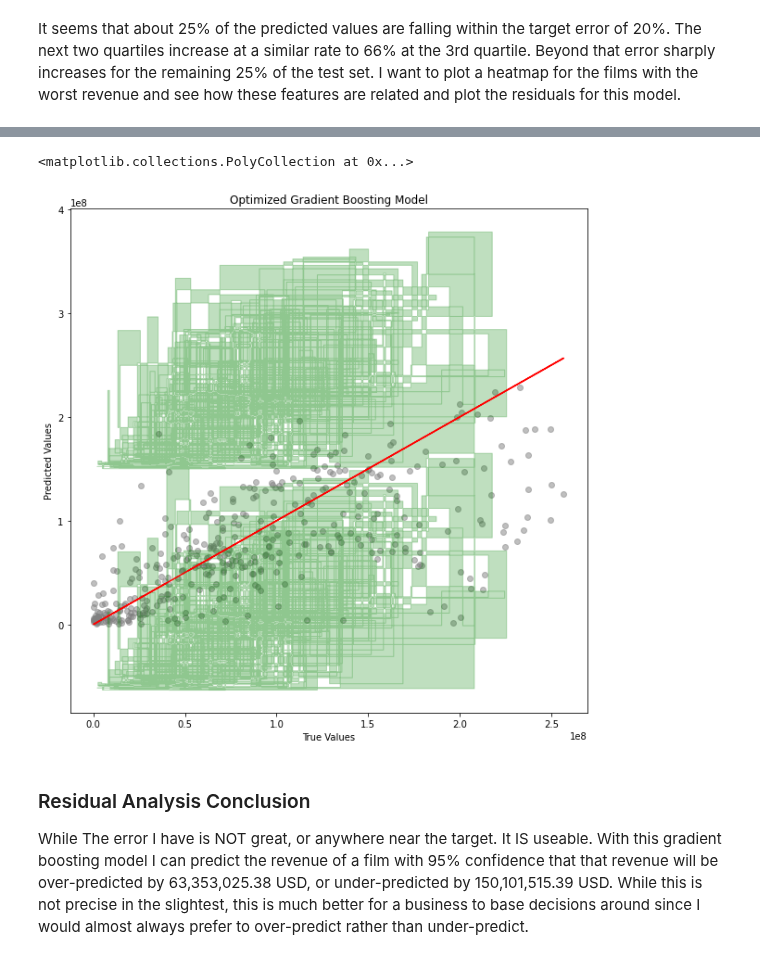
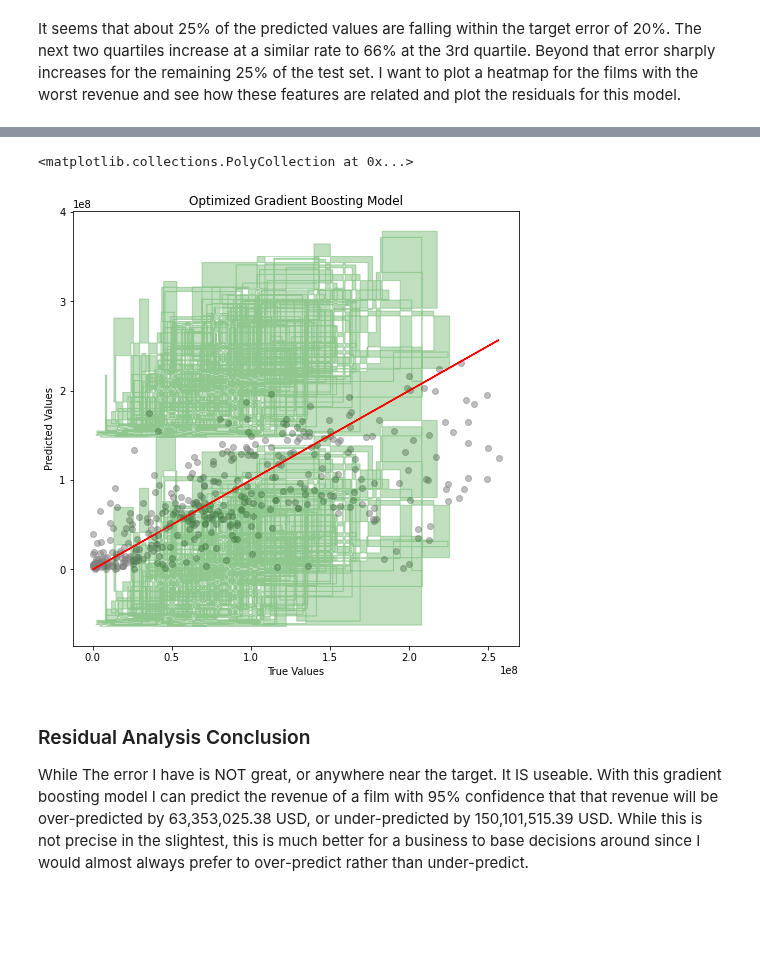
Before and after one commit to NickD-Dean/Springboard, a Jupyter notebook: Capstone Project 2/Code/05.2 - Modeling & Reducing Dimensionality-V2.0-log transform problem.ipynb, the cells around one changed output, grey strips where cells are left out. Cells and saved outputs as stored; diff of their text form; code cells hidden in the pictures; blank space fills up the shorter version.

```diff
--- a/Capstone Project 2/Code/05.2 - Modeling & Reducing Dimensionality-V2.0-log transform problem.ipynb
+++ b/Capstone Project 2/Code/05.2 - Modeling & Reducing Dimensionality-V2.0-log transform problem.ipynb
@@ -768,15 +766,15 @@ Each prediction could vary by as much as $ 150101515.39  above the predicted val
 # %%
 # Plotting predicted vs true values with line of 0 Percent error in red, and error window in green
-plt.figure(figsize=(10,10))
+plt.figure(figsize=(8,8))
 plt.scatter(exp_y_test, grade_preds, alpha=0.5, color='grey')
 plt.title('Optimized Gradient Boosting Model')
 plt.ylabel('Predicted Values')
 plt.xlabel('True Values')
 plt.plot(exp_y_test, exp_y_test, color='r')
 plt.fill_between(exp_y_test, grade_preds+Lower, grade_preds+Upper, alpha=0.25, color='g', step='mid')
 # %% [output]
 <matplotlib.collections.PolyCollection at 0x...>
-[figure, old version]
+[figure, new version]
 # %% [markdown]
 ### Residual Analysis Conclusion
 
```
Also changed, not shown: parts of 16 cells of this notebook, 2 other files.
